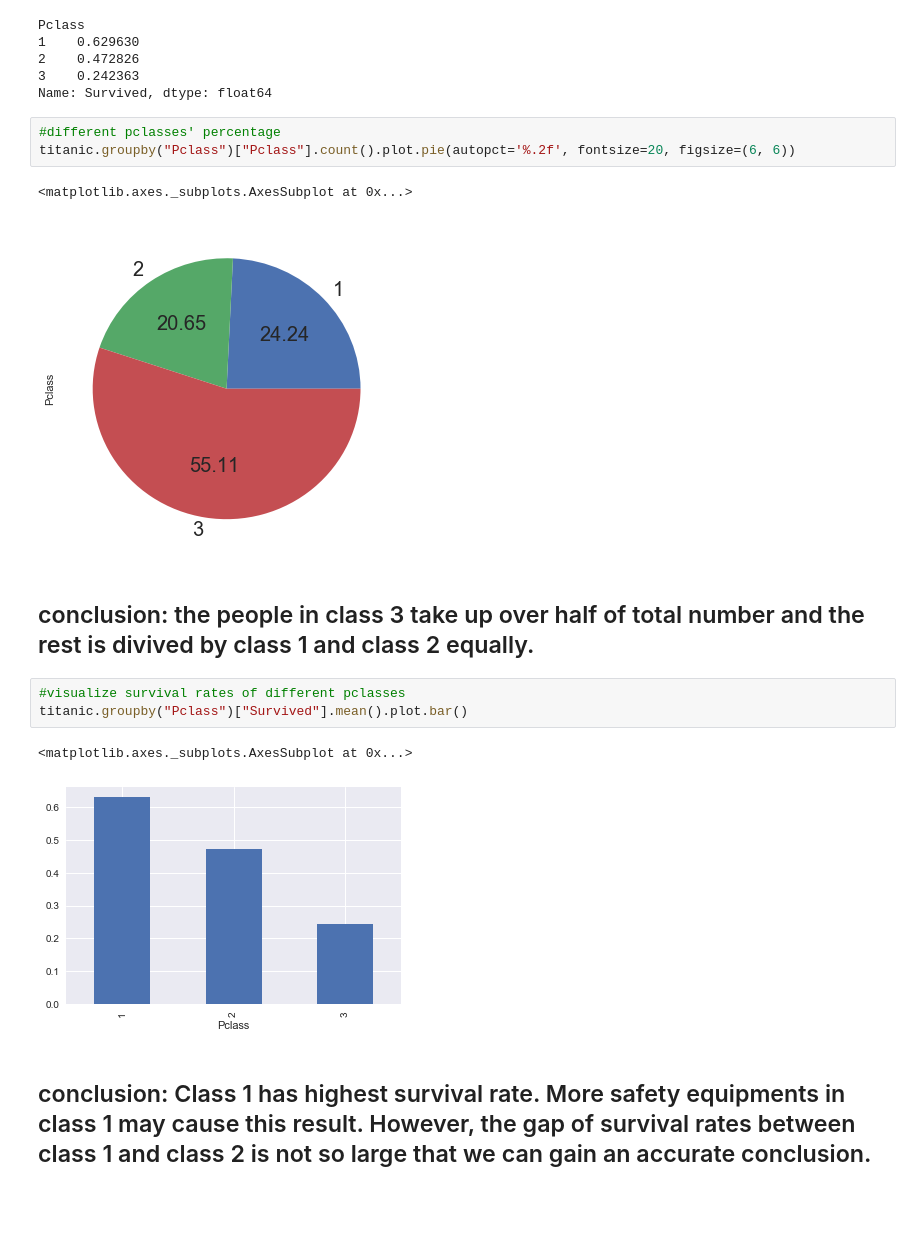
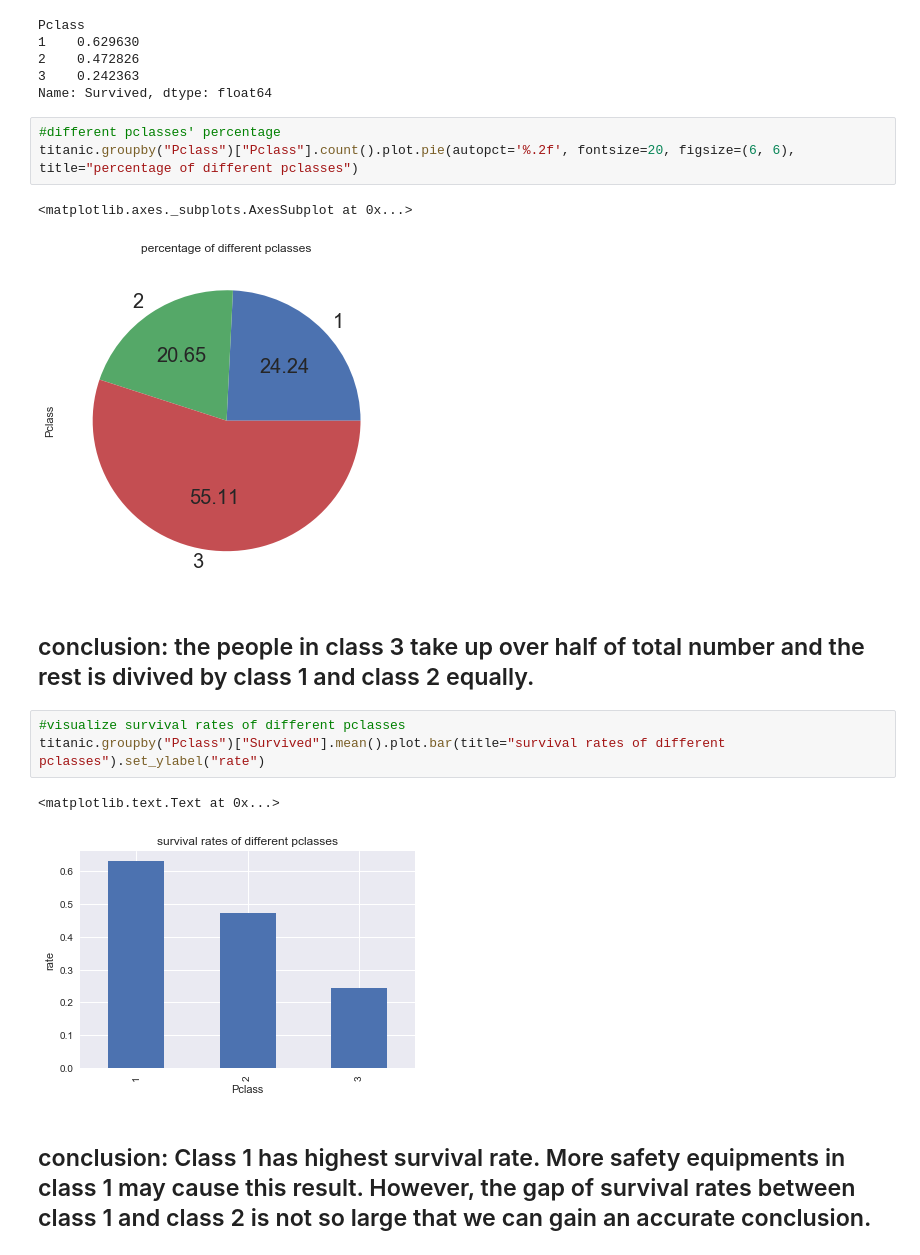
Before and after one commit to wowzero/titanic-data-analysis, a Jupyter notebook: Titanic.ipynb, the cells around one changed output. Cells and saved outputs as stored; diff of their text form; blank space fills up the shorter version.

Commit message:
Ensure the x-axis and y-axis are properly labeled in each visualization. Ensure each visualization has a title.

```diff
--- a/Titanic.ipynb
+++ b/Titanic.ipynb
@@ -193,17 +193,17 @@ Pclass
 Name: Survived, dtype: float64
 # %%
 #different pclasses' percentage
-titanic.groupby("Pclass")["Pclass"].count().plot.pie(autopct='%.2f', fontsize=20, figsize=(6, 6))
+titanic.groupby("Pclass")["Pclass"].count().plot.pie(autopct='%.2f', fontsize=20, figsize=(6, 6), title="percentage of different pclasses")
 # %% [output]
 <matplotlib.axes._subplots.AxesSubplot at 0x...>
-[figure, old version]
+[figure, new version]
 # %% [markdown]
 ## conclusion: the people in class 3 take up over half of total number and the rest is divived by class 1 and class 2 equally.
 # %%
 #visualize survival rates of different pclasses
-titanic.groupby("Pclass")["Survived"].mean().plot.bar()
+titanic.groupby("Pclass")["Survived"].mean().plot.bar(title="survival rates of different pclasses").set_ylabel("rate")
 # %% [output]
-<matplotlib.axes._subplots.AxesSubplot at 0x...>
+<matplotlib.text.Text at 0x...>
-[figure, old version]
+[figure, new version]
 # %% [markdown]
 ## conclusion: Class 1 has highest survival rate. More safety equipments in class 1 may  cause  this result. However, the gap of survival rates between class 1 and class 2 is not so large that we can gain an accurate conclusion.
```
Also changed, not shown: parts of 4 cells of this notebook.
